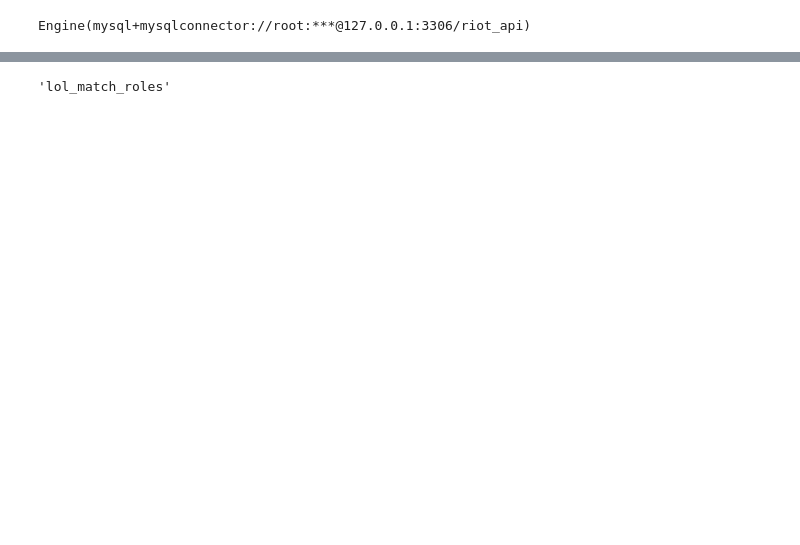
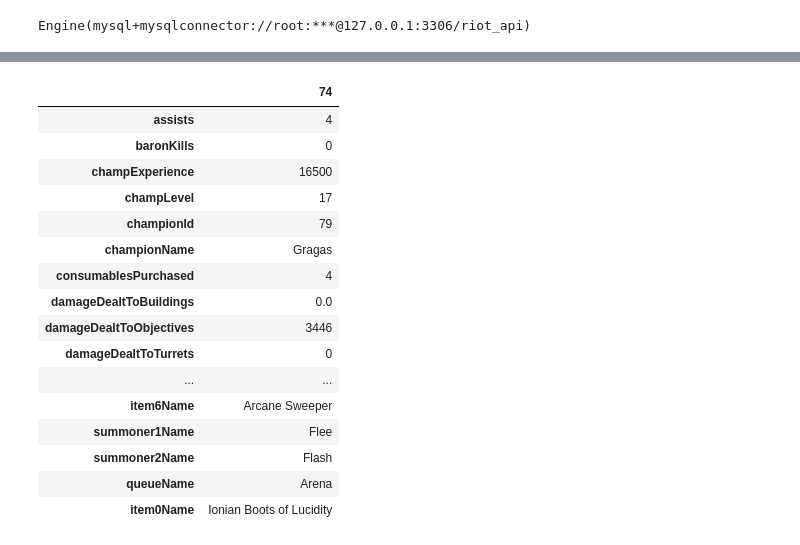
Before and after one commit to michaelmendelsohn/Riot_Api, a Jupyter notebook: v1/db_migration.ipynb, the cells around one changed output, grey strips where cells are left out. Saved outputs shown, nothing was run; the diff lists cells and outputs as text; code cells hidden in the pictures; blank space fills up the shorter version.

```diff
--- a/v1/db_migration.ipynb
+++ b/v1/db_migration.ipynb
@@ -35,0 +35,2 @@ df_items
+# %%
+df_items.fillna(0,inplace=True)
@@ -312,4 +335,22 @@ did_it_work
-# %%
-table_name
-# %% [output]
-'lol_match_roles'
+# %%
+pd.options.display.max_rows=126
+x=pd.DataFrame(df_items.loc[74])
+x
+# %% [output]
+|  | 74 |
+| assists | 4 |
+| baronKills | 0 |
+| champExperience | 16500 |
+| champLevel | 17 |
+| championId | 79 |
+| championName | Gragas |
+| consumablesPurchased | 4 |
+| damageDealtToBuildings | 0.0 |
+| damageDealtToObjectives | 3446 |
+| damageDealtToTurrets | 0 |
+| ... | ... |
+| item6Name | Arcane Sweeper |
+| summoner1Name | Flee |
+| summoner2Name | Flash |
+| queueName | Arena |
+| item0Name | Ionian Boots of Lucidity |
```
Also changed, not shown: parts of 13 cells of this notebook, 4 other files.
